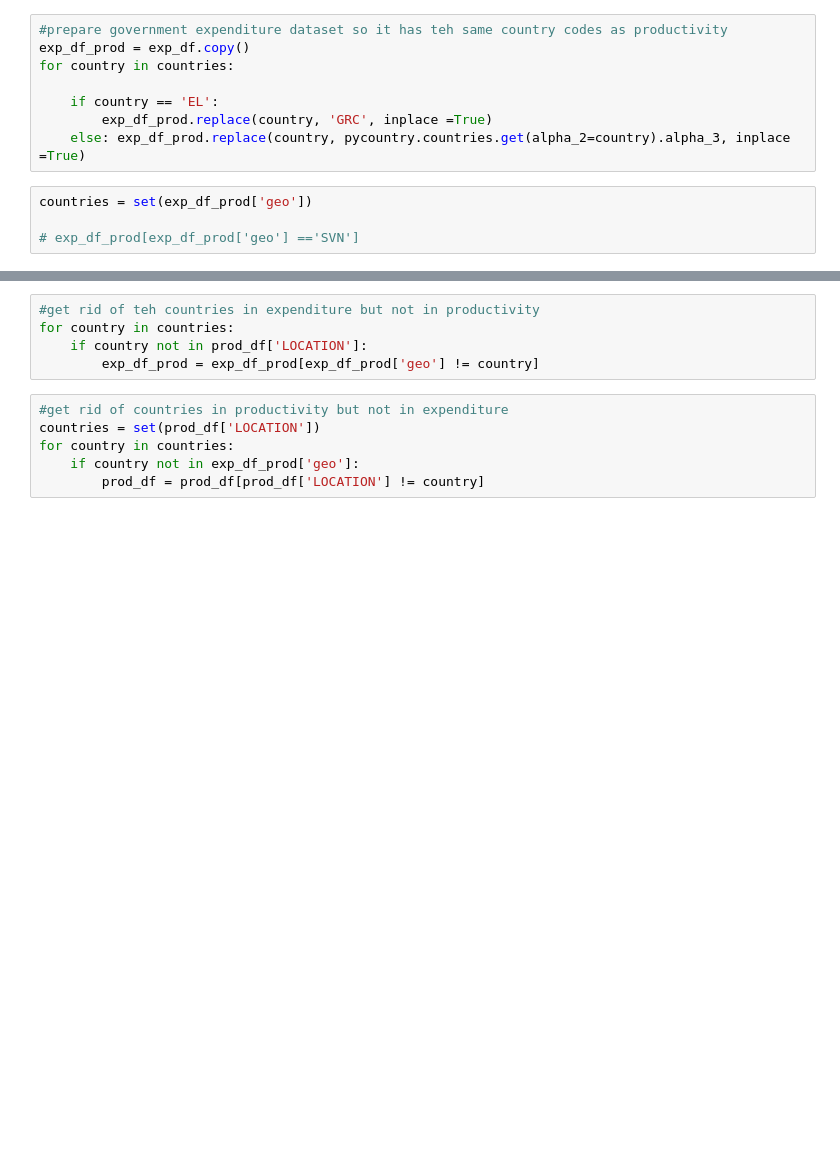
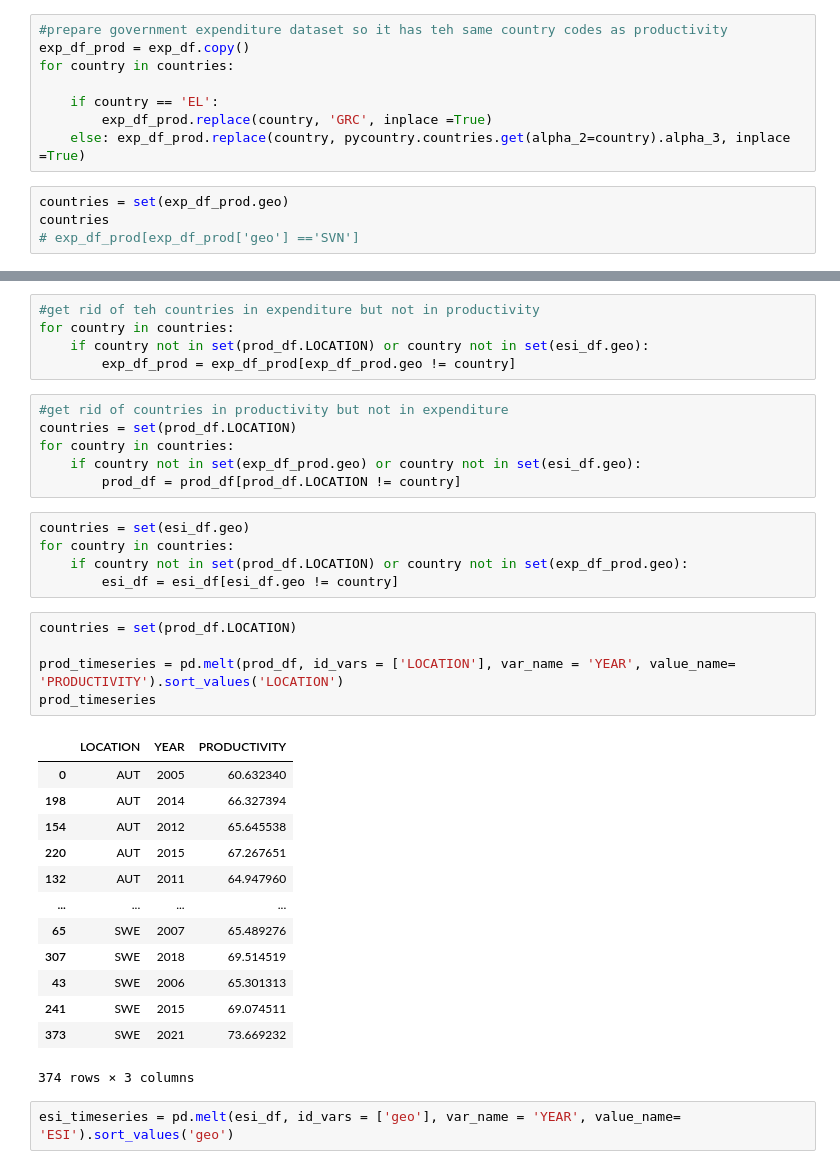
Before and after one commit to JoanneLin168/ADS-European-Productivity, a Jupyter notebook: Notebooks/General government expenditure.ipynb, the cells around one changed output, grey strips where cells are left out. Cells and saved outputs as stored; diff of their text form; blank space fills up the shorter version.

```diff
--- a/Notebooks/General government expenditure.ipynb
+++ b/Notebooks/General government expenditure.ipynb
@@ -183,6 +203,6 @@ for country in countries:
         exp_df_prod.replace(country, 'GRC', inplace =True)
     else: exp_df_prod.replace(country, pycountry.countries.get(alpha_2=country).alpha_3, inplace =True)
 # %%
-countries = set(exp_df_prod['geo'])
-
+countries = set(exp_df_prod.geo)
+countries
 # exp_df_prod[exp_df_prod['geo'] =='SVN']
@@ -189,11 +243,37 @@ countries = set(exp_df_prod['geo'])
 # %%
 #get rid of teh countries in expenditure but not in productivity
 for country in countries:
-    if country not in prod_df['LOCATION']:
-        exp_df_prod = exp_df_prod[exp_df_prod['geo'] != country]
+    if country not in set(prod_df.LOCATION) or country not in set(esi_df.geo):
+        exp_df_prod = exp_df_prod[exp_df_prod.geo != country]
 # %%
 #get rid of countries in productivity but not in expenditure
-countries = set(prod_df['LOCATION'])
+countries = set(prod_df.LOCATION)
 for country in countries:
-    if country not in exp_df_prod['geo']:
-        prod_df = prod_df[prod_df['LOCATION'] != country]
+    if country not in set(exp_df_prod.geo) or country not in set(esi_df.geo):
+        prod_df = prod_df[prod_df.LOCATION != country]
+# %%
+countries = set(esi_df.geo)
+for country in countries:
+    if country not in set(prod_df.LOCATION) or country not in set(exp_df_prod.geo):
+        esi_df = esi_df[esi_df.geo != country]
+# %%
+countries = set(prod_df.LOCATION)
+
+prod_timeseries = pd.melt(prod_df, id_vars = ['LOCATION'], var_name = 'YEAR', value_name= 'PRODUCTIVITY').sort_values('LOCATION')
+prod_timeseries
+# %% [output]
+|  | LOCATION | YEAR | PRODUCTIVITY |
+| 0 | AUT | 2005 | 60.632340 |
+| 198 | AUT | 2014 | 66.327394 |
+| 154 | AUT | 2012 | 65.645538 |
+| 220 | AUT | 2015 | 67.267651 |
+| 132 | AUT | 2011 | 64.947960 |
+| ... | ... | ... | ... |
+| 65 | SWE | 2007 | 65.489276 |
+| 307 | SWE | 2018 | 69.514519 |
+| 43 | SWE | 2006 | 65.301313 |
+| 241 | SWE | 2015 | 69.074511 |
+| 373 | SWE | 2021 | 73.669232 |
+374 rows × 3 columns
+# %%
+esi_timeseries = pd.melt(esi_df, id_vars = ['geo'], var_name = 'YEAR', value_name= 'ESI').sort_values('geo')
```
Also changed, not shown: parts of 12 cells of this notebook.
